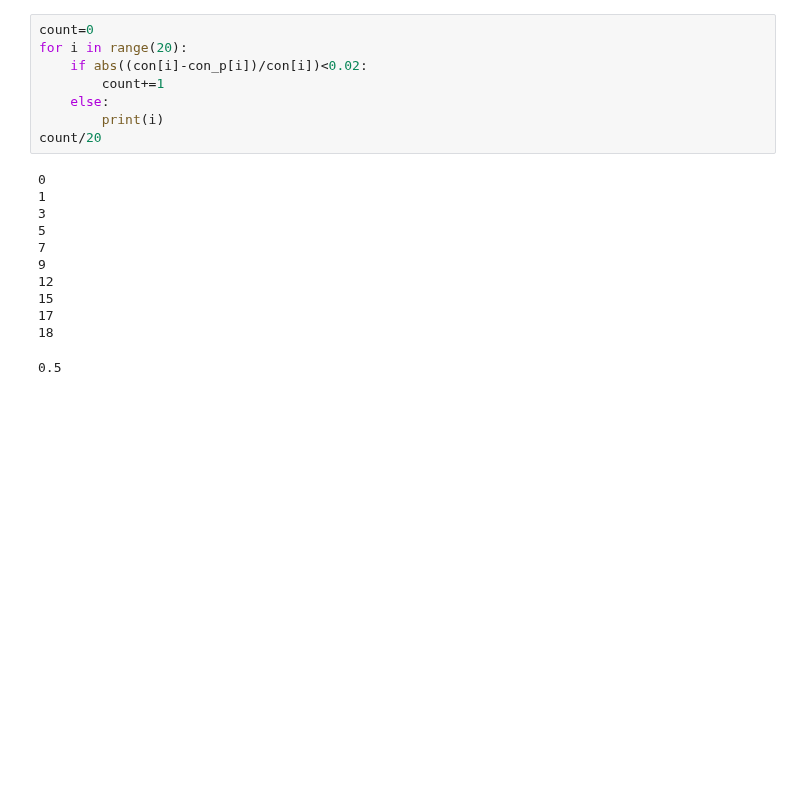
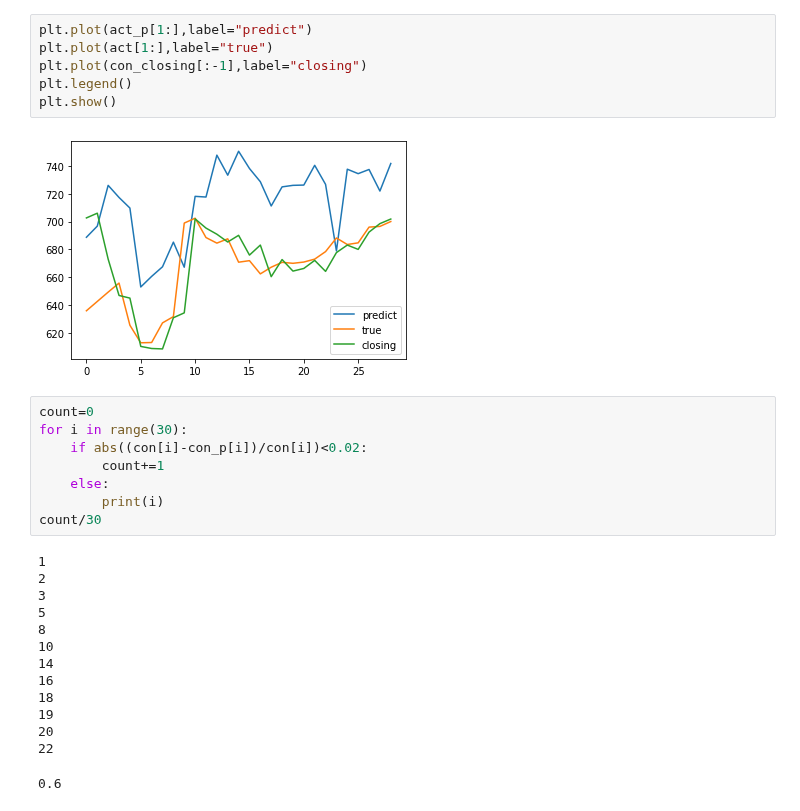
Before and after one commit to manqingfu/futures, a Jupyter notebook: check_predict.ipynb, the cells around one changed output. Drawn from its saved outputs; the diff is of its cells as text; blank space fills up the shorter version.

```diff
--- a/check_predict.ipynb
+++ b/check_predict.ipynb
@@ -22,22 +91,32 @@ print(con,act)
+# %%
+plt.plot(act_p[1:],label="predict")
+plt.plot(act[1:],label="true")
+plt.plot(con_closing[:-1],label="closing")
+plt.legend()
+plt.show()
+# %% [output]
+[figure, added]
 # %%
 count=0
-for i in range(20):
+for i in range(30):
     if abs((con[i]-con_p[i])/con[i])<0.02:
         count+=1
     else:
         print(i)
-count/20
+count/30
 # %% [output]
-0
 1
+2
 3
 5
-7
-9
-12
-15
-17
+8
+10
+14
+16
 18
+19
+20
+22
-0.5
+0.6
 # %%
 count=0
```
Also changed, not shown: parts of 13 cells of this notebook, 6 other files.
